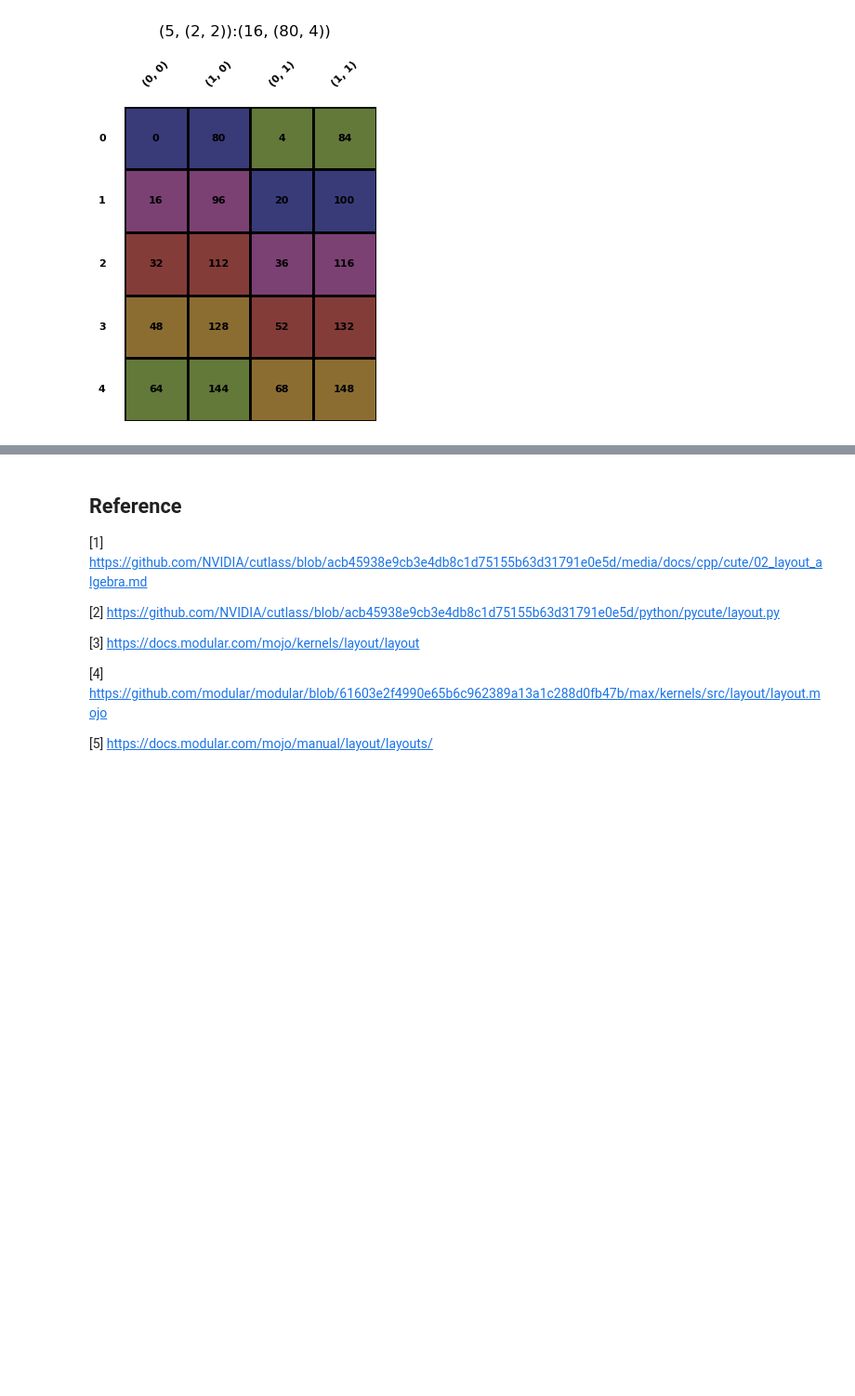
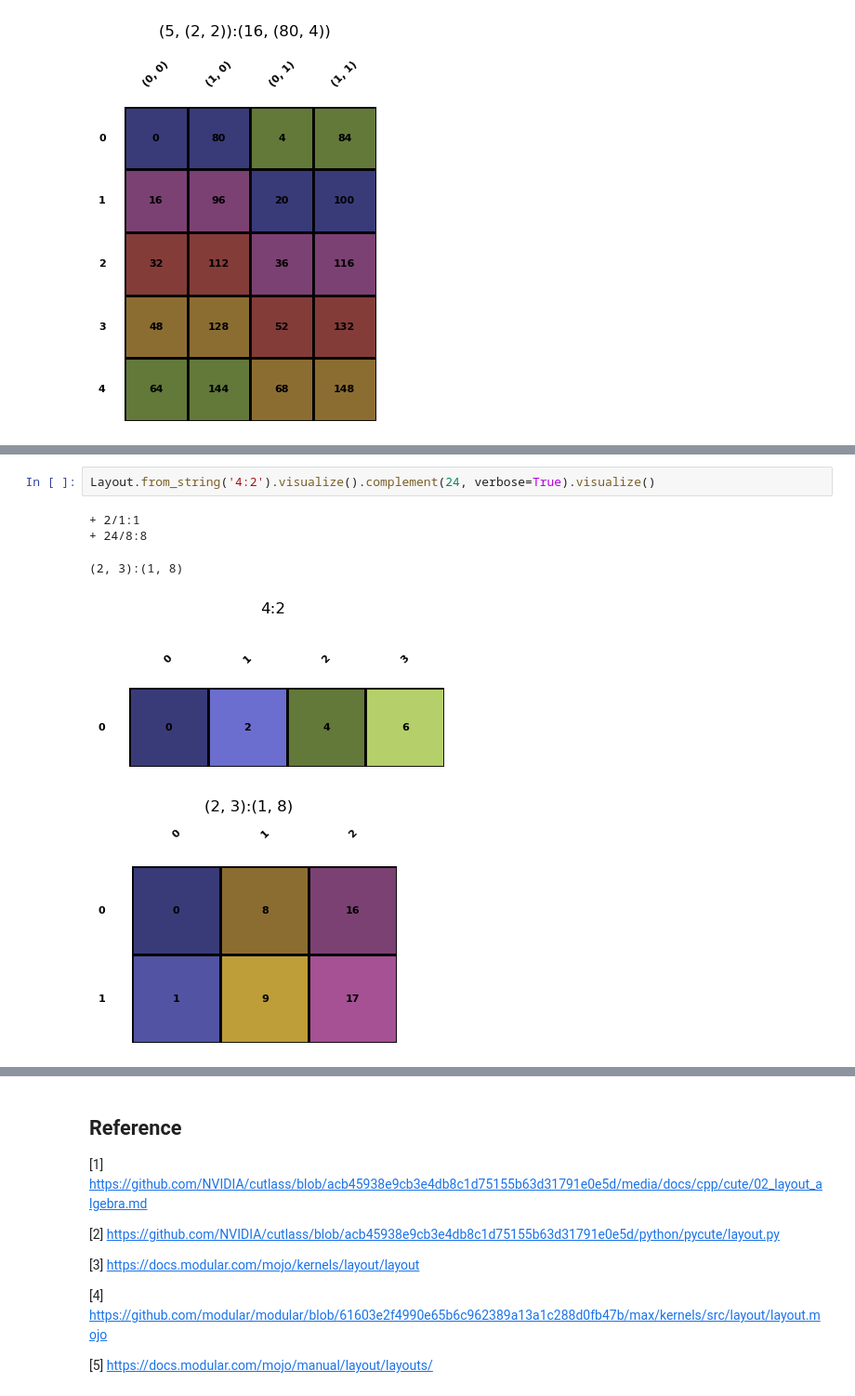
Before and after one commit to w32zhong/simp-intelligence, a Jupyter notebook: simp_intelligence/math/layout_basics.ipynb, the cells around one changed output, grey strips where cells are left out. Shown at 93% size. Drawn from its saved outputs; the diff is of its cells as text; blank space fills up the shorter version.

```diff
--- a/simp_intelligence/math/layout_basics.ipynb
+++ b/simp_intelligence/math/layout_basics.ipynb
@@ -116,0 +152,8 @@ Layout.from_string('(10,2):(16,4)').visualize().composite(Layout.from_string('(5
+# %%
+Layout.from_string('4:2').visualize().complement(24, verbose=True).visualize()
+# %% [output]
++ 2/1:1
++ 24/8:8
+(2, 3):(1, 8)
+[figure, added]
+[figure, added]
```
Also changed, not shown: parts of 10 cells of this notebook, 1 other file.
